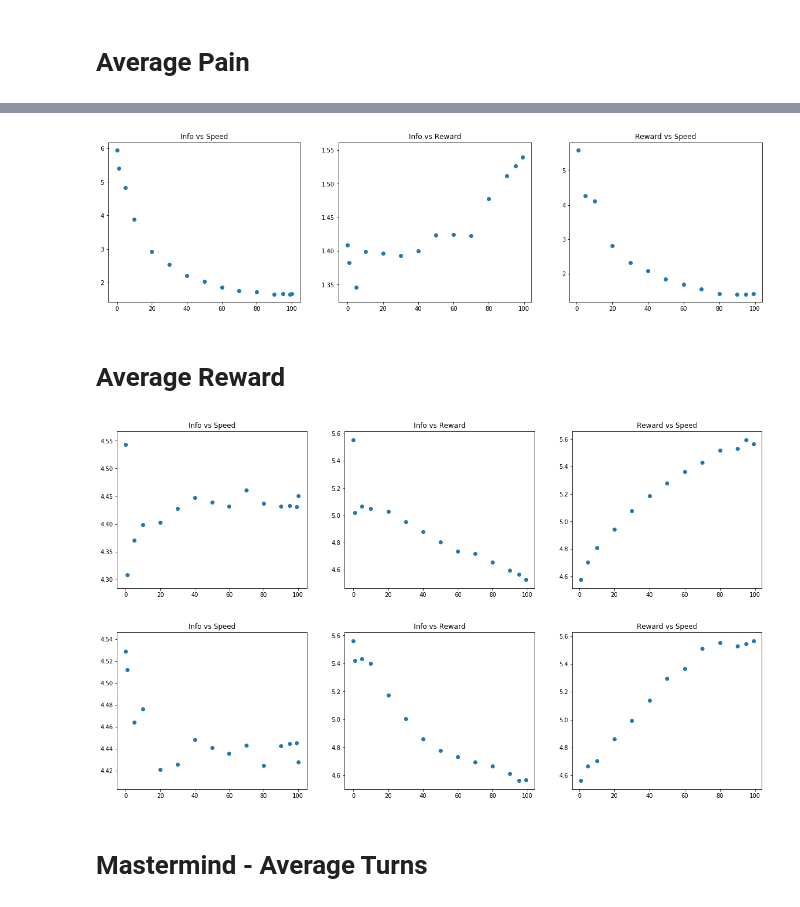
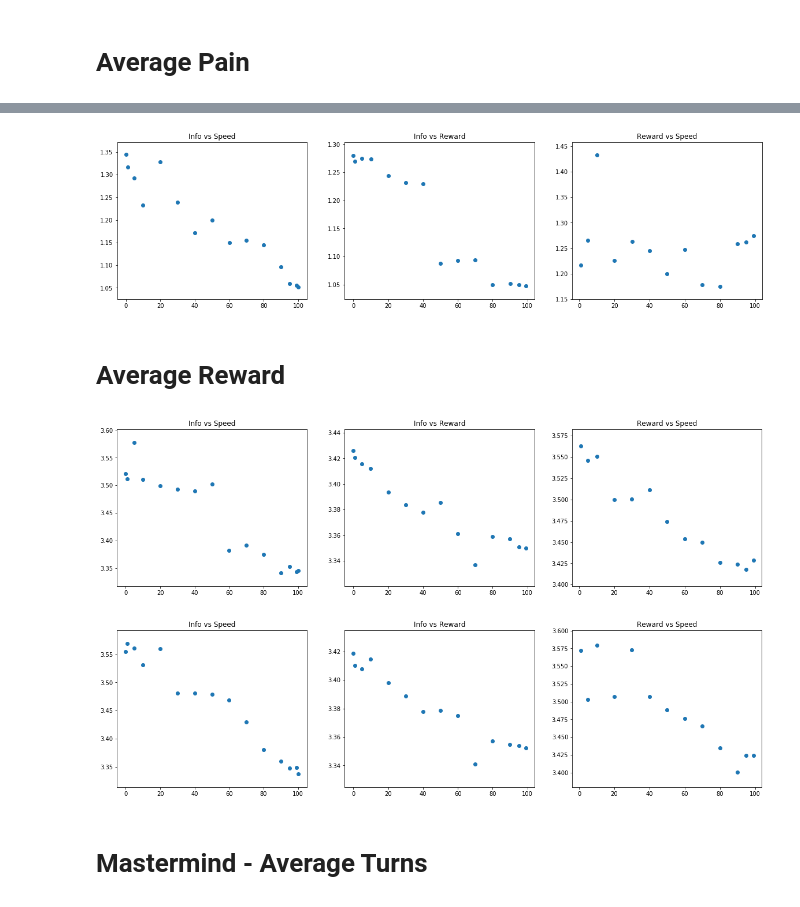
Before and after one commit to chrisconley/hangman, a Jupyter notebook: Hangman Stats.ipynb, the cells around one changed output, grey strips where cells are left out. Drawn from its saved outputs; the diff is of its cells as text; code cells hidden in the pictures.

```diff
--- a/Hangman Stats.ipynb
+++ b/Hangman Stats.ipynb
@@ -99,17 +105,17 @@ plot_2d(get_plot_data('hangman', 'weighted_product', 'average_pain'))
 # %%
-plot_2d(get_plot_data('hangman', 'weighted_sum', 'average_pain'))
+plot_2d(get_plot_data('mastermind', 'weighted_sum', 'average_pain'))
 # %% [output]
-[figure, old version]
+[figure, new version]
 # %% [markdown]
 # Average Reward
 # %%
-plot_2d(get_plot_data('hangman', 'weighted_product', 'average_reward'))
+plot_2d(get_plot_data('mastermind', 'weighted_product', 'average_reward'))
 # %% [output]
-[figure, old version]
+[figure, new version]
 # %%
-plot_2d(get_plot_data('hangman', 'weighted_sum', 'average_reward'))
+plot_2d(get_plot_data('mastermind', 'weighted_sum', 'average_reward'))
 # %% [output]
-[figure, old version]
+[figure, new version]
 # %% [markdown]
 # Mastermind - Average Turns
 # %%
```
Also changed, not shown: parts of 9 cells of this notebook, 10 other files.
